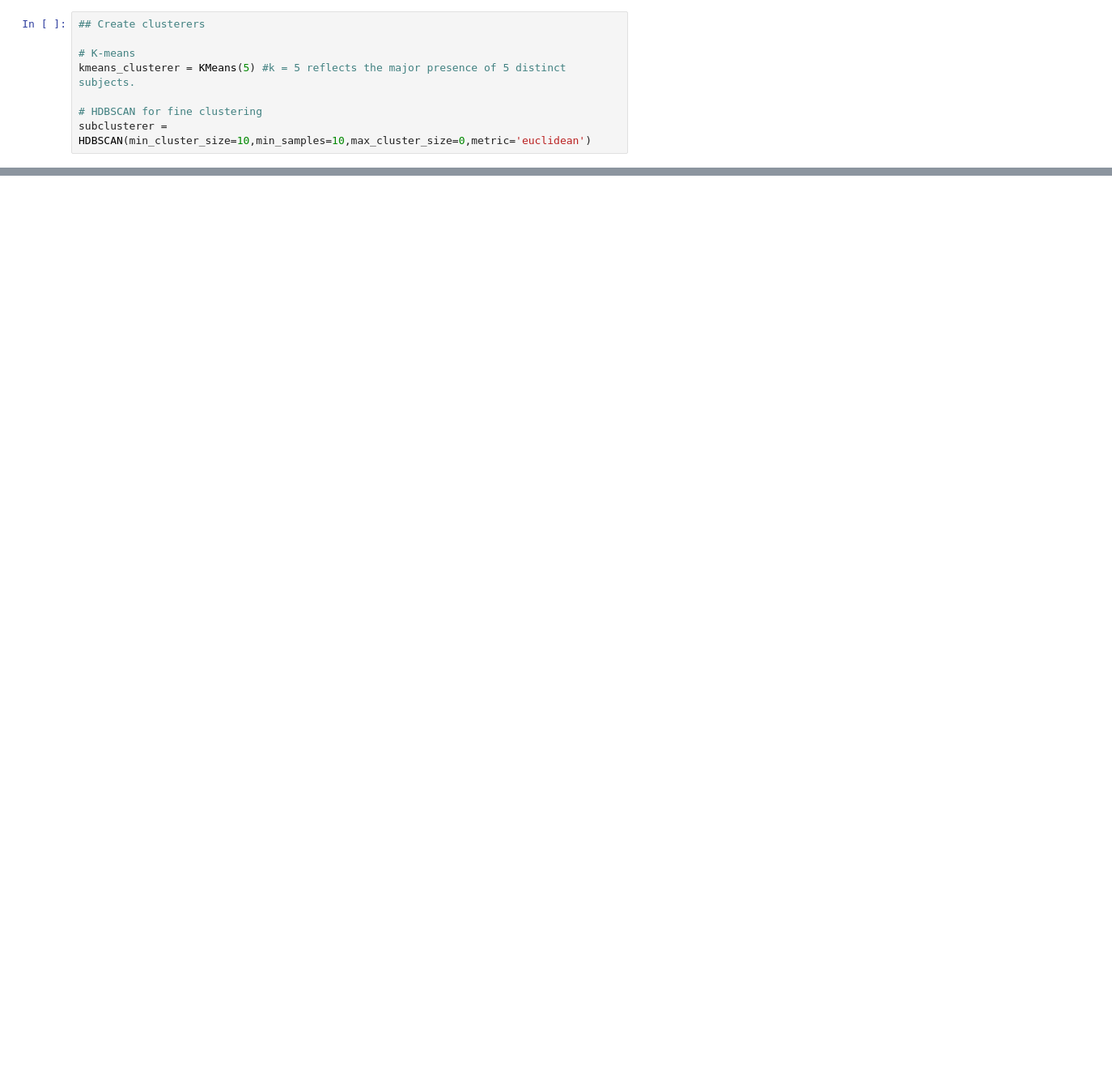
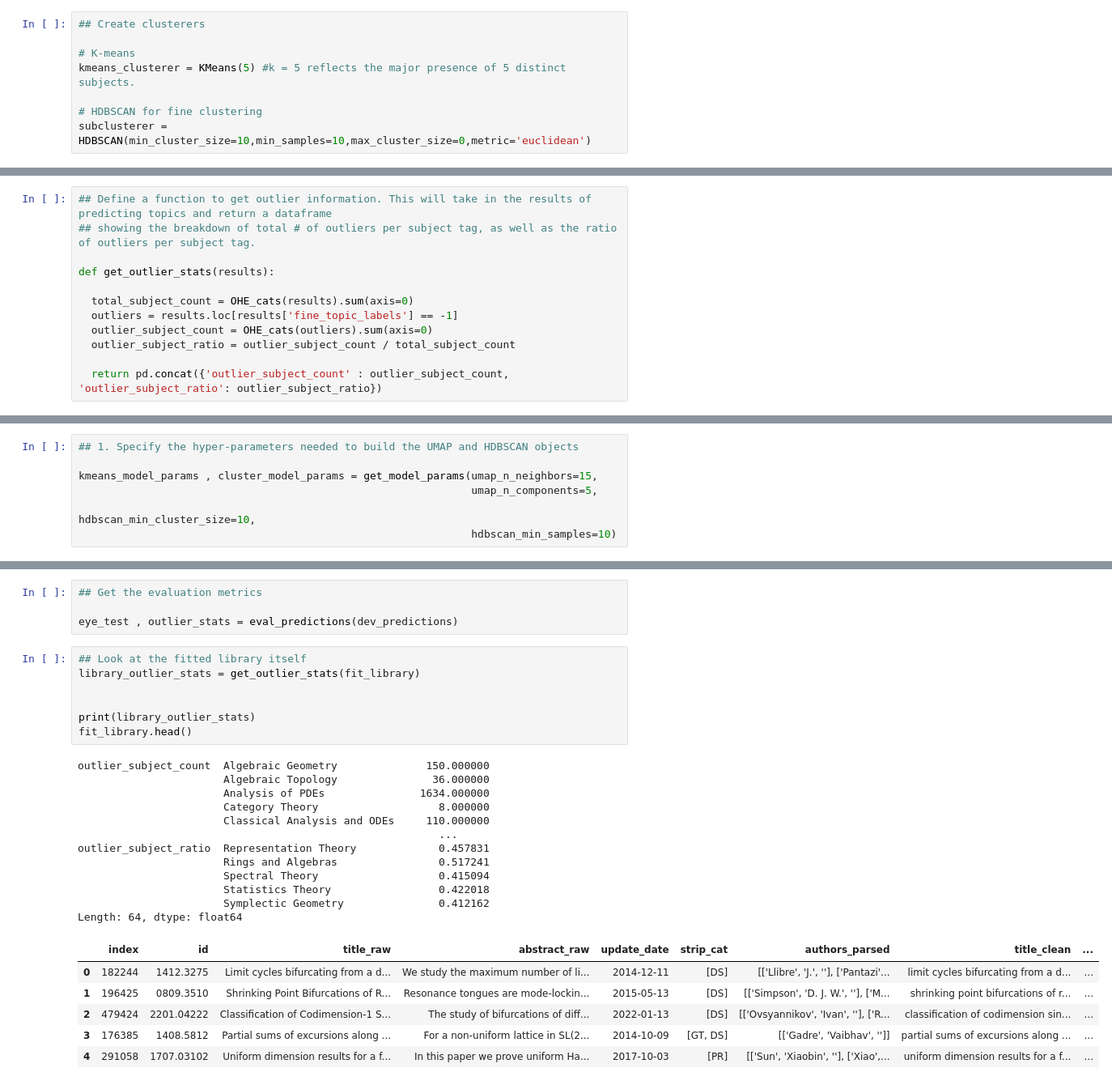
Before and after one commit to Anirban-7/Arxiv_Recommender, a Jupyter notebook: Two_step_topic_modeling.ipynb, the cells around one changed output, grey strips where cells are left out. Shown at 81% size. Cells and saved outputs as stored; diff of their text form; blank space fills up the shorter version.

```diff
--- a/Two_step_topic_modeling.ipynb
+++ b/Two_step_topic_modeling.ipynb
@@ -303,0 +425,12 @@ To the third point, the last 1/5 of the dev set consists of papers that Jee uhn
+# %%
+## Define a function to get outlier information. This will take in the results of predicting topics and return a dataframe
+## showing the breakdown of total # of outliers per subject tag, as well as the ratio of outliers per subject tag.
+
+def get_outlier_stats(results):
+
+  total_subject_count = OHE_cats(results).sum(axis=0)
+  outliers = results.loc[results['fine_topic_labels'] == -1]
+  outlier_subject_count = OHE_cats(outliers).sum(axis=0)
+  outlier_subject_ratio = outlier_subject_count / total_subject_count
+
+  return pd.concat({'outlier_subject_count' : outlier_subject_count, 'outlier_subject_ratio': outlier_subject_ratio})
@@ -303,0 +447,7 @@ To the third point, the last 1/5 of the dev set consists of papers that Jee uhn
+# %%
+## 1. Specify the hyper-parameters needed to build the UMAP and HDBSCAN objects
+
+kmeans_model_params , cluster_model_params = get_model_params(umap_n_neighbors=15,
+                                                              umap_n_components=5,
+                                                              hdbscan_min_cluster_size=10,
+                                                              hdbscan_min_samples=10)
@@ -303,0 +507,30 @@ To the third point, the last 1/5 of the dev set consists of papers that Jee uhn
+# %%
+## Get the evaluation metrics
+
+eye_test , outlier_stats = eval_predictions(dev_predictions)
+# %%
+## Look at the fitted library itself
+library_outlier_stats = get_outlier_stats(fit_library)
+
+
+print(library_outlier_stats)
+fit_library.head()
+# %% [output]
+outlier_subject_count  Algebraic Geometry              150.000000
+                       Algebraic Topology               36.000000
+                       Analysis of PDEs               1634.000000
+                       Category Theory                   8.000000
+                       Classical Analysis and ODEs     110.000000
+                                                         ...
+outlier_subject_ratio  Representation Theory             0.457831
+                       Rings and Algebras                0.517241
+                       Spectral Theory                   0.415094
+                       Statistics Theory                 0.422018
+                       Symplectic Geometry               0.412162
+Length: 64, dtype: float64
+|  | index | id | title_raw | abstract_raw | update_date | strip_cat | authors_parsed | title_clean | ... |
+| 0 | 182244 | 1412.3275 | Limit cycles bifurcating from a d... | We study the maximum number of li... | 2014-12-11 | [DS] | [['Llibre', 'J.', ''], ['Pantazi'... | limit cycles bifurcating from a d... | ... |
+| 1 | 196425 | 0809.3510 | Shrinking Point Bifurcations of R... | Resonance tongues are mode-lockin... | 2015-05-13 | [DS] | [['Simpson', 'D. J. W.', ''], ['M... | shrinking point bifurcations of r... | ... |
+| 2 | 479424 | 2201.04222 | Classification of Codimension-1 S... | The study of bifurcations of diff... | 2022-01-13 | [DS] | [['Ovsyannikov', 'Ivan', ''], ['R... | classification of codimension sin... | ... |
+| 3 | 176385 | 1408.5812 | Partial sums of excursions along ... | For a non-uniform lattice in SL(2... | 2014-10-09 | [GT, DS] | [['Gadre', 'Vaibhav', '']] | partial sums of excursions along ... | ... |
+| 4 | 291058 | 1707.03102 | Uniform dimension results for a f... | In this paper we prove uniform Ha... | 2017-10-03 | [PR] | [['Sun', 'Xiaobin', ''], ['Xiao',... | uniform dimension results for a f... | ... |
```
Also changed, not shown: parts of 38 cells of this notebook.
